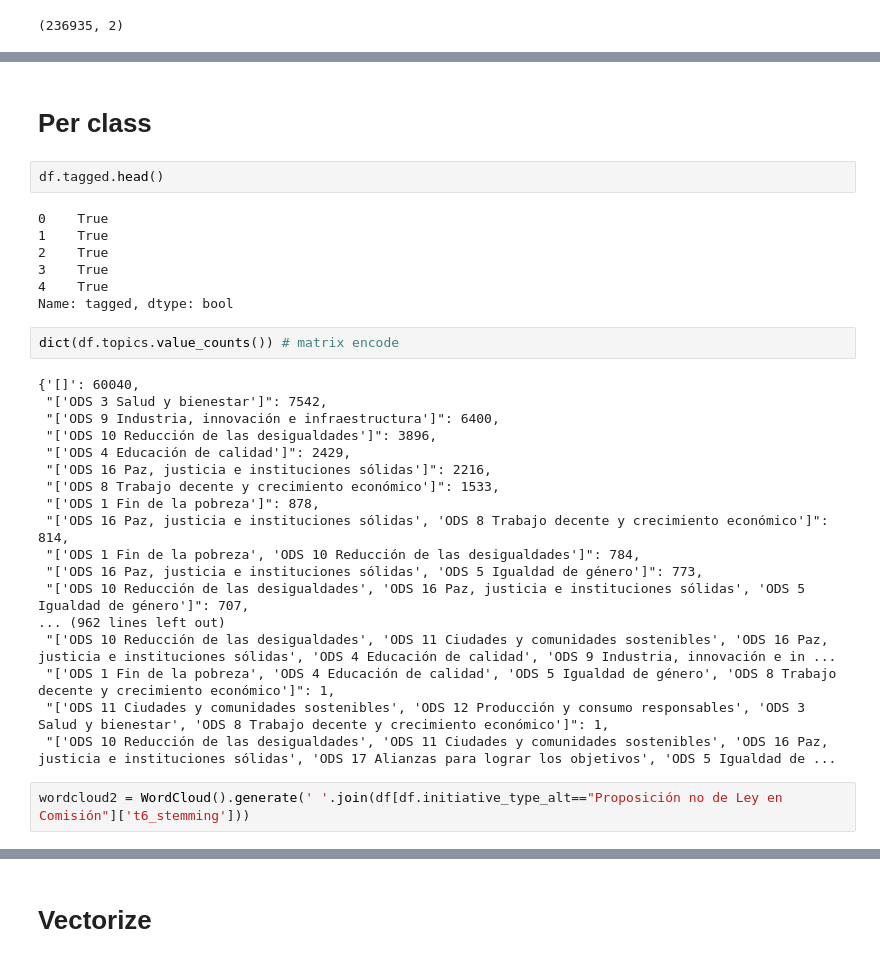
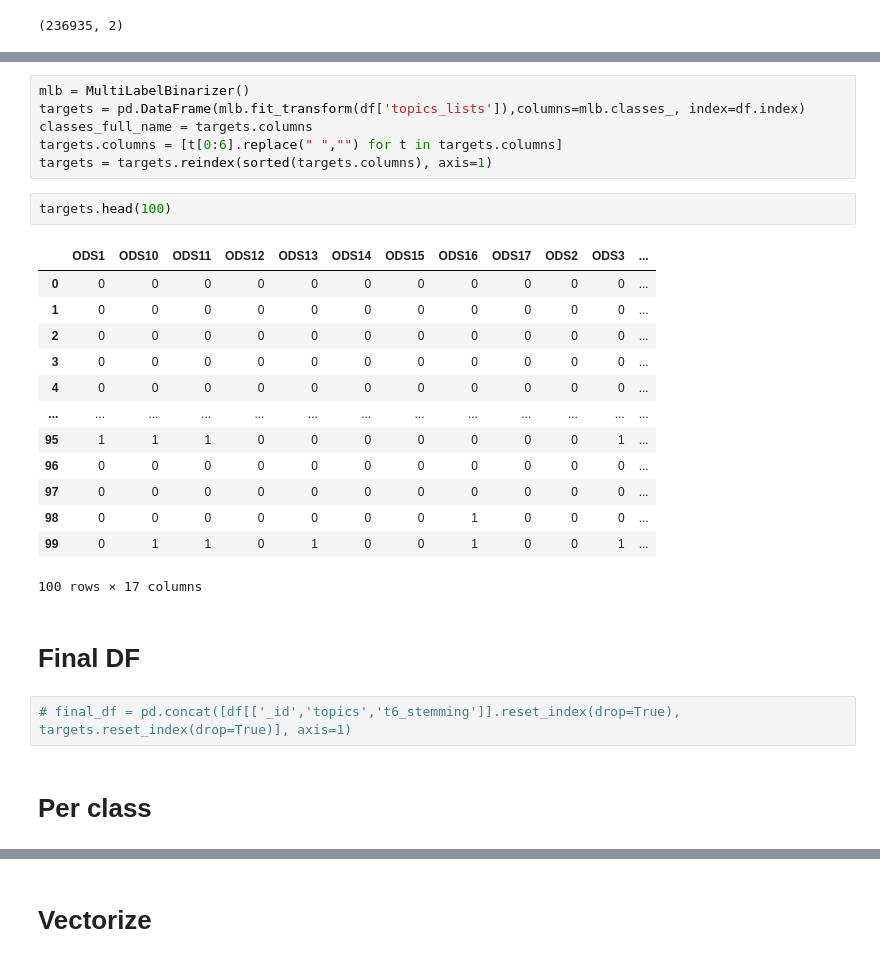
Before and after one commit to politicalwatch/sdgs-hackathon, a Jupyter notebook: 2_final_features.ipynb, the cells around one changed output, grey strips where cells are left out. Cells and saved outputs as stored; diff of their text form.

```diff
--- a/2_final_features.ipynb
+++ b/2_final_features.ipynb
@@ -105,33 +161,28 @@ remove_words.sample(10)
+# %%
+mlb = MultiLabelBinarizer()
+targets = pd.DataFrame(mlb.fit_transform(df['topics_lists']),columns=mlb.classes_, index=df.index)
+classes_full_name = targets.columns
+targets.columns = [t[0:6].replace(" ","") for t in targets.columns]
+targets = targets.reindex(sorted(targets.columns), axis=1)
+# %%
+targets.head(100)
+# %% [output]
+|  | ODS1 | ODS10 | ODS11 | ODS12 | ODS13 | ODS14 | ODS15 | ODS16 | ODS17 | ODS2 | ODS3 | ... |
+| 0 | 0 | 0 | 0 | 0 | 0 | 0 | 0 | 0 | 0 | 0 | 0 | ... |
+| 1 | 0 | 0 | 0 | 0 | 0 | 0 | 0 | 0 | 0 | 0 | 0 | ... |
+| 2 | 0 | 0 | 0 | 0 | 0 | 0 | 0 | 0 | 0 | 0 | 0 | ... |
+| 3 | 0 | 0 | 0 | 0 | 0 | 0 | 0 | 0 | 0 | 0 | 0 | ... |
+| 4 | 0 | 0 | 0 | 0 | 0 | 0 | 0 | 0 | 0 | 0 | 0 | ... |
+| ... | ... | ... | ... | ... | ... | ... | ... | ... | ... | ... | ... | ... |
+| 95 | 1 | 1 | 1 | 0 | 0 | 0 | 0 | 0 | 0 | 0 | 1 | ... |
+| 96 | 0 | 0 | 0 | 0 | 0 | 0 | 0 | 0 | 0 | 0 | 0 | ... |
+| 97 | 0 | 0 | 0 | 0 | 0 | 0 | 0 | 0 | 0 | 0 | 0 | ... |
+| 98 | 0 | 0 | 0 | 0 | 0 | 0 | 0 | 1 | 0 | 0 | 0 | ... |
+| 99 | 0 | 1 | 1 | 0 | 1 | 0 | 0 | 1 | 0 | 0 | 1 | ... |
+100 rows × 17 columns
+# %% [markdown]
+# Final DF
+# %%
+# final_df = pd.concat([df[['_id','topics','t6_stemming']].reset_index(drop=True), targets.reset_index(drop=True)], axis=1)
 # %% [markdown]
 # Per class
-# %%
-df.tagged.head()
-# %% [output]
-0    True
-1    True
-2    True
-3    True
-4    True
-Name: tagged, dtype: bool
-# %%
-dict(df.topics.value_counts()) # matrix encode
-# %% [output]
-{'[]': 60040,
- "['ODS 3 Salud y bienestar']": 7542,
- "['ODS 9 Industria, innovación e infraestructura']": 6400,
- "['ODS 10 Reducción de las desigualdades']": 3896,
- "['ODS 4 Educación de calidad']": 2429,
- "['ODS 16 Paz, justicia e instituciones sólidas']": 2216,
- "['ODS 8 Trabajo decente y crecimiento económico']": 1533,
- "['ODS 1 Fin de la pobreza']": 878,
- "['ODS 16 Paz, justicia e instituciones sólidas', 'ODS 8 Trabajo decente y crecimiento económico']": 814,
- "['ODS 1 Fin de la pobreza', 'ODS 10 Reducción de las desigualdades']": 784,
- "['ODS 16 Paz, justicia e instituciones sólidas', 'ODS 5 Igualdad de género']": 773,
- "['ODS 10 Reducción de las desigualdades', 'ODS 16 Paz, justicia e instituciones sólidas', 'ODS 5 Igualdad de género']": 707,
-... (962 lines left out)
- "['ODS 10 Reducción de las desigualdades', 'ODS 11 Ciudades y comunidades sostenibles', 'ODS 16 Paz, justicia e instituciones sólidas', 'ODS 4 Educación de calidad', 'ODS 9 Industria, innovación e in ...
- "['ODS 1 Fin de la pobreza', 'ODS 4 Educación de calidad', 'ODS 5 Igualdad de género', 'ODS 8 Trabajo decente y crecimiento económico']": 1,
- "['ODS 11 Ciudades y comunidades sostenibles', 'ODS 12 Producción y consumo responsables', 'ODS 3 Salud y bienestar', 'ODS 8 Trabajo decente y crecimiento económico']": 1,
- "['ODS 10 Reducción de las desigualdades', 'ODS 11 Ciudades y comunidades sostenibles', 'ODS 16 Paz, justicia e instituciones sólidas', 'ODS 17 Alianzas para lograr los objetivos', 'ODS 5 Igualdad de ...
-# %%
-wordcloud2 = WordCloud().generate(' '.join(df[df.initiative_type_alt=="Proposición no de Ley en Comisión"]['t6_stemming']))
```
Also changed, not shown: parts of 22 cells of this notebook.
